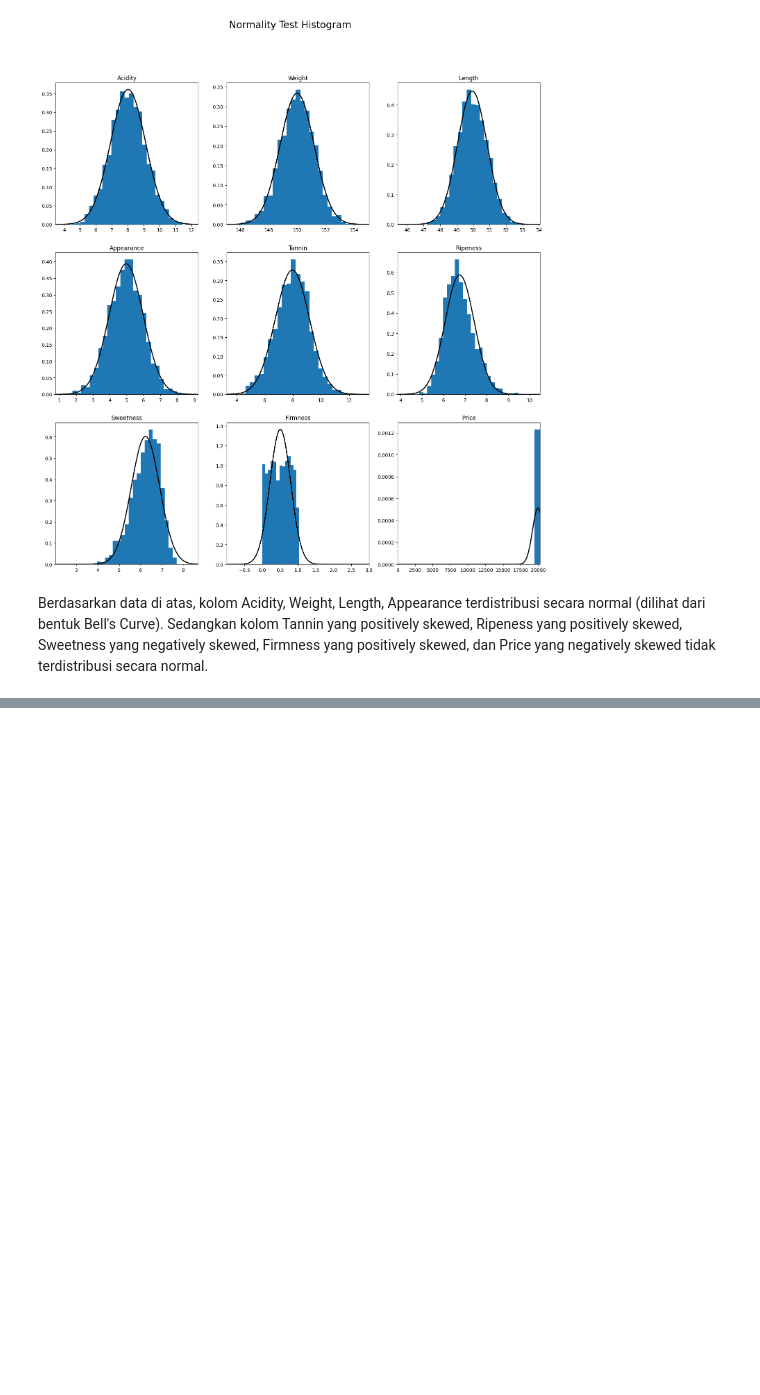
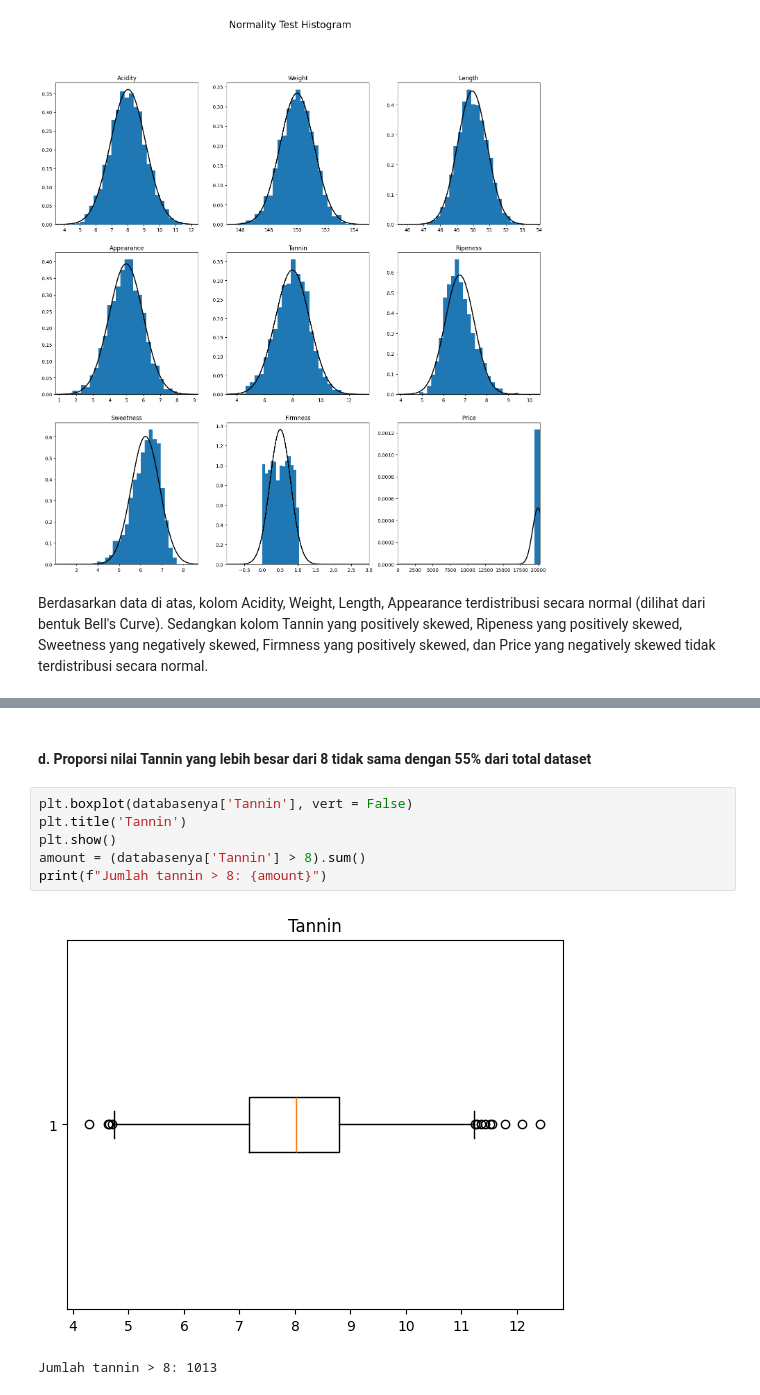
Before and after one commit to NameLessAth/Tubes-probstat, a Jupyter notebook: K02-IF2220-13522044-13522106.ipynb, the cells around one changed output, grey strips where cells are left out. Saved outputs shown, nothing was run; the diff lists cells and outputs as text; blank space fills up the shorter version.

```diff
--- a/K02-IF2220-13522044-13522106.ipynb
+++ b/K02-IF2220-13522044-13522106.ipynb
@@ -183,0 +302,11 @@ Berdasarkan data di atas, kolom Acidity, Weight, Length, Appearance terdistribus
+# %% [markdown]
+#### d. Proporsi nilai Tannin yang lebih besar dari 8 tidak sama dengan 55% dari total dataset
+# %%
+plt.boxplot(databasenya['Tannin'], vert = False)
+plt.title('Tannin')
+plt.show()
+amount = (databasenya['Tannin'] > 8).sum()
+print(f"Jumlah tannin > 8: {amount}")
+# %% [output]
+[figure, added]
+Jumlah tannin > 8: 1013
```
Also changed, not shown: parts of 20 cells of this notebook.
